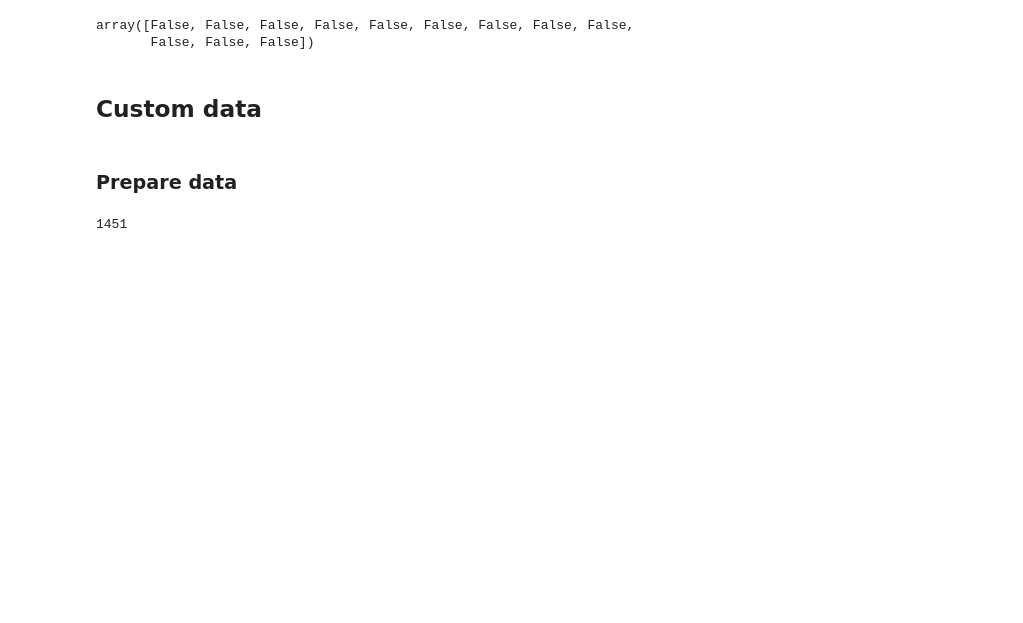
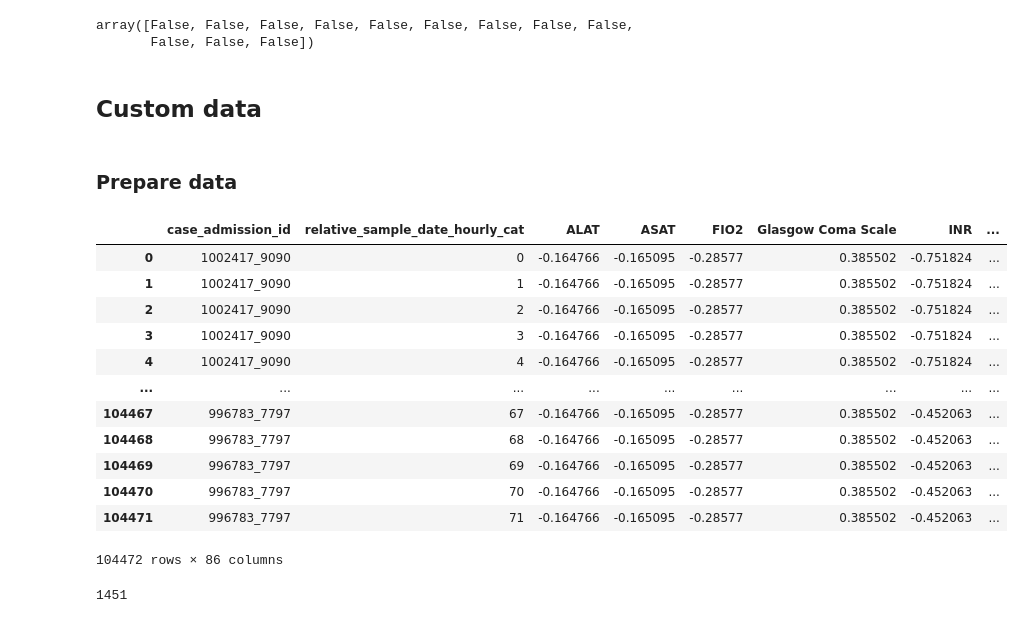
Before and after one commit to JulianKlug/CATS3, a Jupyter notebook: data_loaders/exploration/rllib_dataset_generation.ipynb, the cells around one changed output. Drawn from its saved outputs; the diff is of its cells as text; code cells hidden in the pictures; blank space fills up the shorter version.

```diff
--- a/evaluation/off_policy_evaluation/rllib_dataset_generation.ipynb
+++ b/data_loaders/exploration/rllib_dataset_generation.ipynb
@@ -137,6 +138,22 @@ pivoted_features_df = pivoted_features_df.rename_axis(None, axis=1).reset_index(
 treatment_df = pivoted_features_df[
     ['case_admission_id', 'relative_sample_date_hourly_cat', 'anti_hypertensive_strategy']]
 pivoted_features_df.drop(columns=['anti_hypertensive_strategy'], inplace=True)
+# %%
+pivoted_features_df
+# %% [output]
+|  | case_admission_id | relative_sample_date_hourly_cat | ALAT | ASAT | FIO2 | Glasgow Coma Scale | INR | ... |
+| 0 | 1002417_9090 | 0 | -0.164766 | -0.165095 | -0.28577 | 0.385502 | -0.751824 | ... |
+| 1 | 1002417_9090 | 1 | -0.164766 | -0.165095 | -0.28577 | 0.385502 | -0.751824 | ... |
+| 2 | 1002417_9090 | 2 | -0.164766 | -0.165095 | -0.28577 | 0.385502 | -0.751824 | ... |
+| 3 | 1002417_9090 | 3 | -0.164766 | -0.165095 | -0.28577 | 0.385502 | -0.751824 | ... |
+| 4 | 1002417_9090 | 4 | -0.164766 | -0.165095 | -0.28577 | 0.385502 | -0.751824 | ... |
+| ... | ... | ... | ... | ... | ... | ... | ... | ... |
+| 104467 | 996783_7797 | 67 | -0.164766 | -0.165095 | -0.28577 | 0.385502 | -0.452063 | ... |
+| 104468 | 996783_7797 | 68 | -0.164766 | -0.165095 | -0.28577 | 0.385502 | -0.452063 | ... |
+| 104469 | 996783_7797 | 69 | -0.164766 | -0.165095 | -0.28577 | 0.385502 | -0.452063 | ... |
+| 104470 | 996783_7797 | 70 | -0.164766 | -0.165095 | -0.28577 | 0.385502 | -0.452063 | ... |
+| 104471 | 996783_7797 | 71 | -0.164766 | -0.165095 | -0.28577 | 0.385502 | -0.452063 | ... |
+104472 rows × 86 columns
 # %%
 n_episodes = features_df.case_admission_id.nunique()
 n_episodes
```
Also changed, not shown: parts of 7 cells of this notebook, 12 other files.
